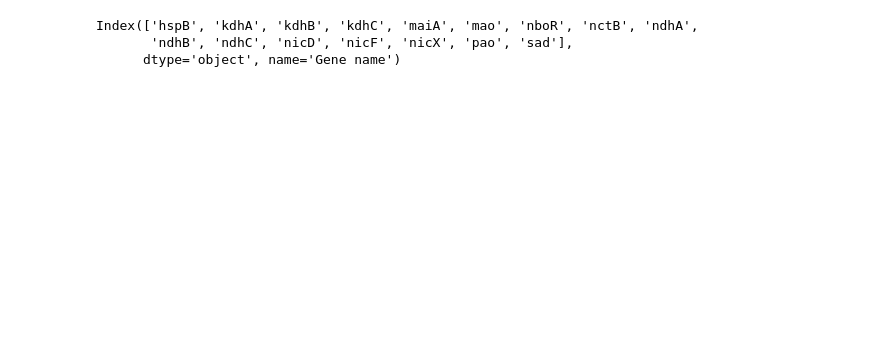
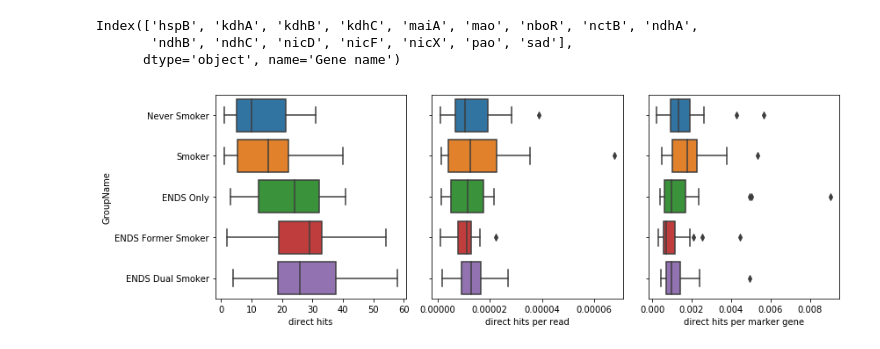
Before and after one commit to sterrettJD/Nicotine-Microbiome, a Jupyter notebook: diamond_analysis/diamond_analysis.ipynb, the cells around one changed output. Cells and saved outputs as stored; diff of their text form; code cells hidden in the pictures; blank space fills up the shorter version.

Commit message:
Look at direct genes

```diff
--- a/diamond_analysis/diamond_analysis.ipynb
+++ b/diamond_analysis/diamond_analysis.ipynb
@@ -507,3 +506,31 @@ by_gene.index
 Index(['hspB', 'kdhA', 'kdhB', 'kdhC', 'maiA', 'mao', 'nboR', 'nctB', 'ndhA',
        'ndhB', 'ndhC', 'nicD', 'nicF', 'nicX', 'pao', 'sad'],
       dtype='object', name='Gene name')
+# %%
+direct_genes_dict = {
+    'hspB': False,
+    'kdhA': True, 'kdhB': True, 'kdhC': True,
+    'maiA': False, 'mao': False, 'nboR': False, 'nctB': False,
+    'ndhA': True, 'ndhB': True, 'ndhC': True, 'pao': True,
+    'nicD': False, 'nicF': False, 'nicX': False, 'sad': False
+}
+
+df["direct"] = df["Gene name"].apply(lambda x: direct_genes_dict[x])
+metadata["direct hits"] = df.loc[df["direct"]==True].groupby("Sample ID").count()["Query accession"]
+
+metadata["direct hits per read"] = metadata["direct hits"]/metadata["Num reads"]
+
+metadata["direct hits per marker gene"] = metadata["direct hits"]/metadata["Marker genes"]
+# %%
+fig, axes = plt.subplots(1, 3, figsize=(12,4))
+
+for i, label in enumerate(["direct hits", "direct hits per read", "direct hits per marker gene"]):
+    sns.boxplot(x=label, y="GroupName",
+                data=metadata,
+                ax=axes[i])
+    if i>0:
+        axes[i].set(yticklabels=[], ylabel="")
+plt.tight_layout()
+plt.show()
+# %% [output]
+[figure, added]
```
Also changed, not shown: parts of 29 cells of this notebook.
